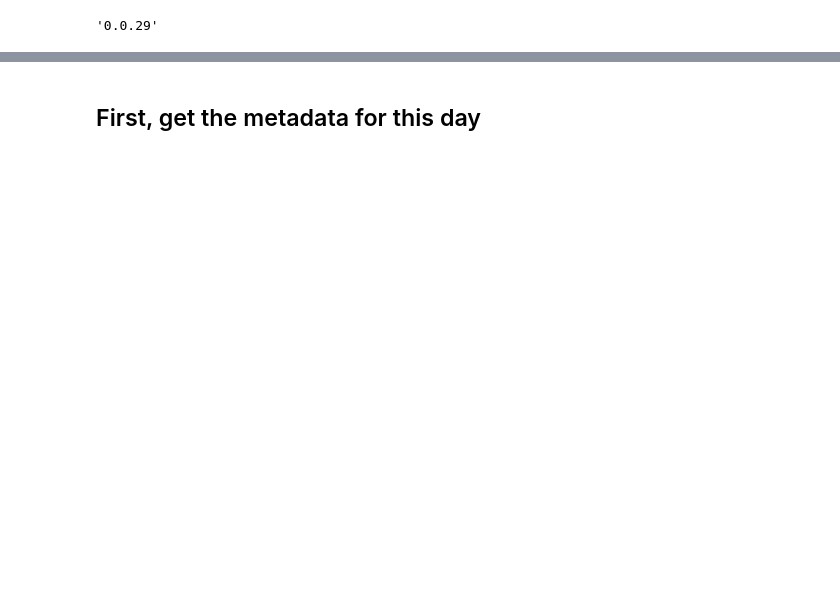
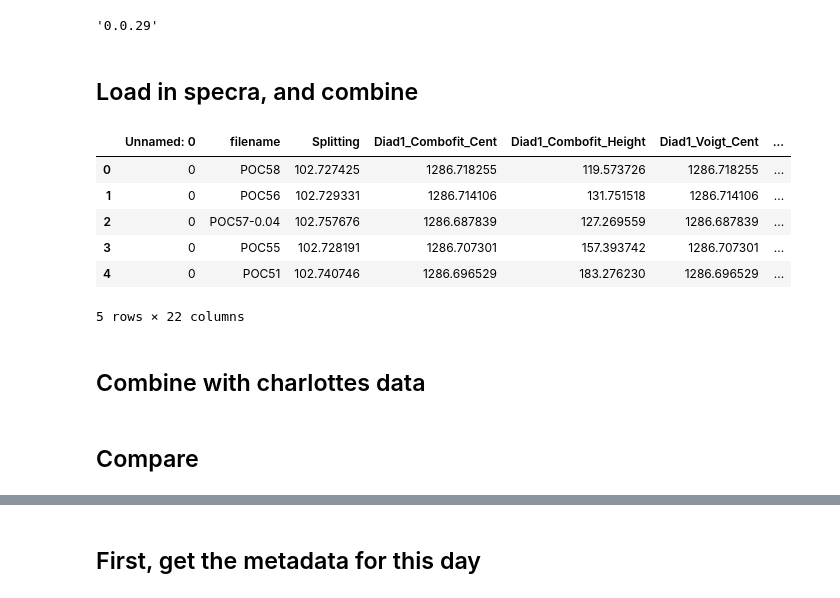
Before and after one commit to PennyWieser/DiadFit, a Jupyter notebook: docs/Examples/Diad_Fitting_Nov22nd2022/Stitch_Outputs_Together.ipynb, the cells around one changed output, grey strips where cells are left out. Drawn from its saved outputs; the diff is of its cells as text; code cells hidden in the pictures; blank space fills up the shorter version.

```diff
--- a/docs/Examples/Diad_Fitting_Nov22nd2022/Stitch_Outputs_Together.ipynb
+++ b/docs/Examples/Diad_Fitting_Nov22nd2022/Stitch_Outputs_Together.ipynb
@@ -11,3 +11,21 @@ pf.__version__
 DayFolder=r'G:\My Drive\Berkeley_NEW\DiadFit_outer\docs\Examples\Diad_Fitting_Nov22nd2022'
 meta_path=DayFolder +  '\MetaData'
 spectra_path=DayFolder + '\Spectra'
+# %% [markdown]
+## Load in specra, and combine
+# %%
+grp1=pd.read_excel('Outputed_fits.xlsx', sheet_name='Sheet1')
+grp2=pd.read_excel('Outputed_fits.xlsx', sheet_name='Sheet2')
+grp3=pd.read_excel('Outputed_fits.xlsx', sheet_name='Sheet4')
+df2=pd.concat([grp1, grp2, grp3], axis=0)
+df2.head()
+# %% [output]
+|  | Unnamed: 0 | filename | Splitting | Diad1_Combofit_Cent | Diad1_Combofit_Height | Diad1_Voigt_Cent | ... |
+| 0 | 0 | POC58 | 102.727425 | 1286.718255 | 119.573726 | 1286.718255 | ... |
+| 1 | 0 | POC56 | 102.729331 | 1286.714106 | 131.751518 | 1286.714106 | ... |
+| 2 | 0 | POC57-0.04 | 102.757676 | 1286.687839 | 127.269559 | 1286.687839 | ... |
+| 3 | 0 | POC55 | 102.728191 | 1286.707301 | 157.393742 | 1286.707301 | ... |
+| 4 | 0 | POC51 | 102.740746 | 1286.696529 | 183.276230 | 1286.696529 | ... |
+5 rows × 22 columns
+# %% [markdown]
+## Combine with charlottes data
@@ -13,0 +34,2 @@ spectra_path=DayFolder + '\Spectra'
+# %% [markdown]
+## Compare
```
Also changed, not shown: parts of 15 cells of this notebook, 15 other files.
